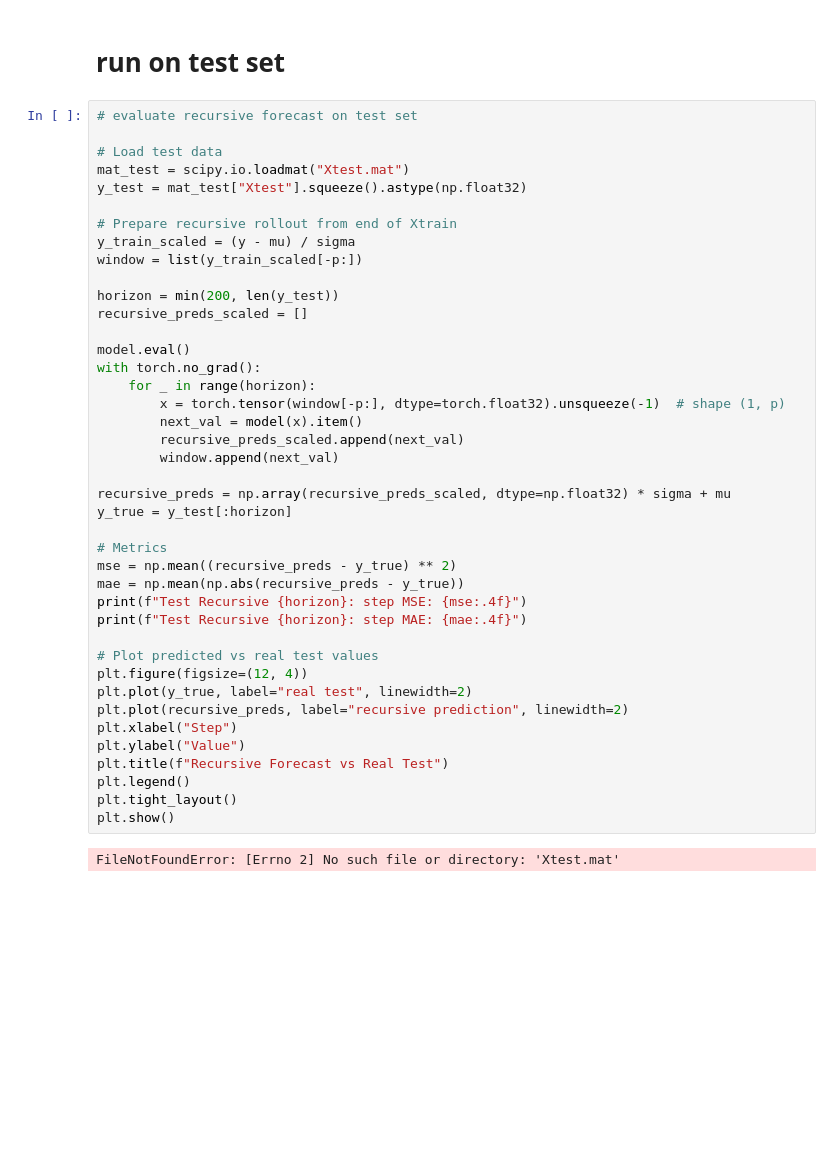
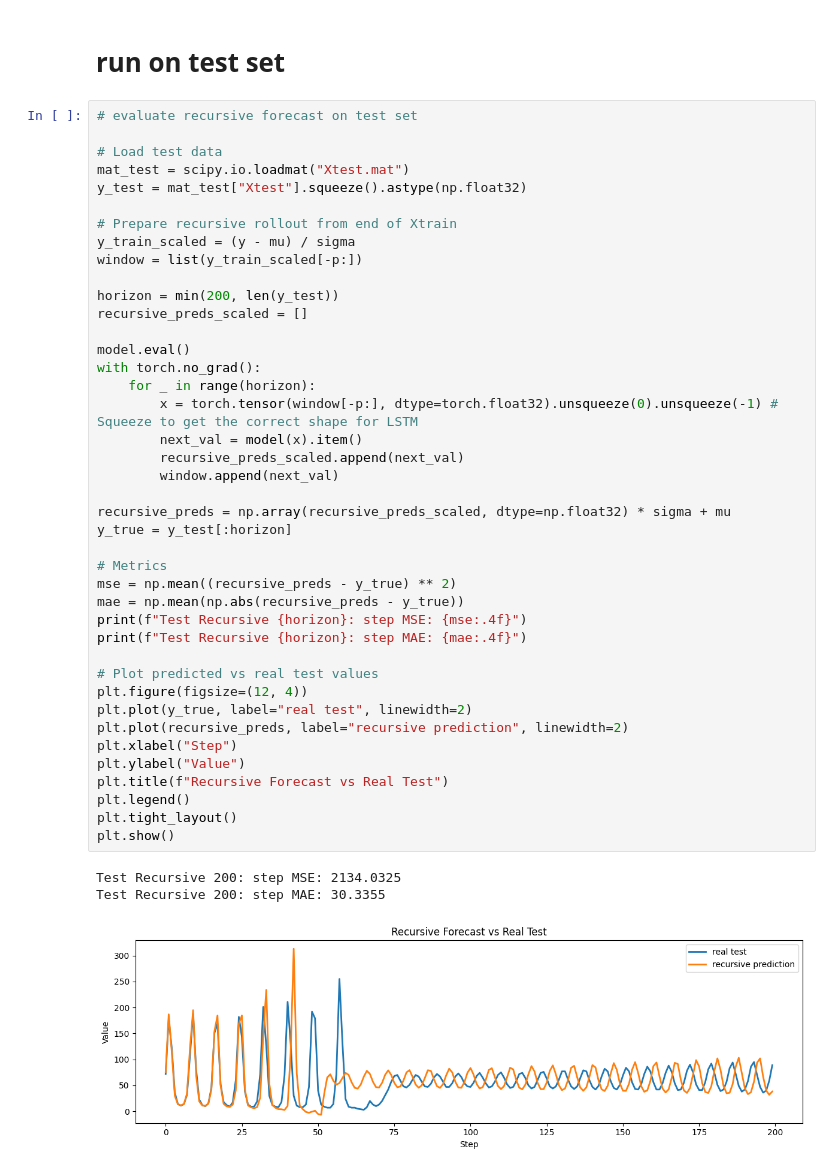
Before and after one commit to mennojak/deep-learning-assignment-1, a Jupyter notebook: assignment1 LSTM.ipynb, the cells around one changed output. Cells and saved outputs as stored; diff of their text form; blank space fills up the shorter version.

Commit message:
LSTM run with test data

```diff
--- a/assignment1 LSTM.ipynb
+++ b/assignment1 LSTM.ipynb
@@ -469,32 +468,34 @@ window = list(y_train_scaled[-p:])
 horizon = min(200, len(y_test))
 recursive_preds_scaled = []
 
 model.eval()
 with torch.no_grad():
     for _ in range(horizon):
-        x = torch.tensor(window[-p:], dtype=torch.float32).unsqueeze(-1)  # shape (1, p)
+        x = torch.tensor(window[-p:], dtype=torch.float32).unsqueeze(0).unsqueeze(-1) # Squeeze to get the correct shape for LSTM
         next_val = model(x).item()
         recursive_preds_scaled.append(next_val)
         window.append(next_val)
 
 recursive_preds = np.array(recursive_preds_scaled, dtype=np.float32) * sigma + mu
 y_true = y_test[:horizon]
 
 # Metrics
 mse = np.mean((recursive_preds - y_true) ** 2)
 mae = np.mean(np.abs(recursive_preds - y_true))
 print(f"Test Recursive {horizon}: step MSE: {mse:.4f}")
 print(f"Test Recursive {horizon}: step MAE: {mae:.4f}")
 
 # Plot predicted vs real test values
 plt.figure(figsize=(12, 4))
 plt.plot(y_true, label="real test", linewidth=2)
 plt.plot(recursive_preds, label="recursive prediction", linewidth=2)
 plt.xlabel("Step")
 plt.ylabel("Value")
 plt.title(f"Recursive Forecast vs Real Test")
 plt.legend()
 plt.tight_layout()
 plt.show()
 # %% [output]
-FileNotFoundError: [Errno 2] No such file or directory: 'Xtest.mat'
+Test Recursive 200: step MSE: 2134.0325
+Test Recursive 200: step MAE: 30.3355
+[figure, added]
```
Also changed, not shown: parts of 2 cells of this notebook.
